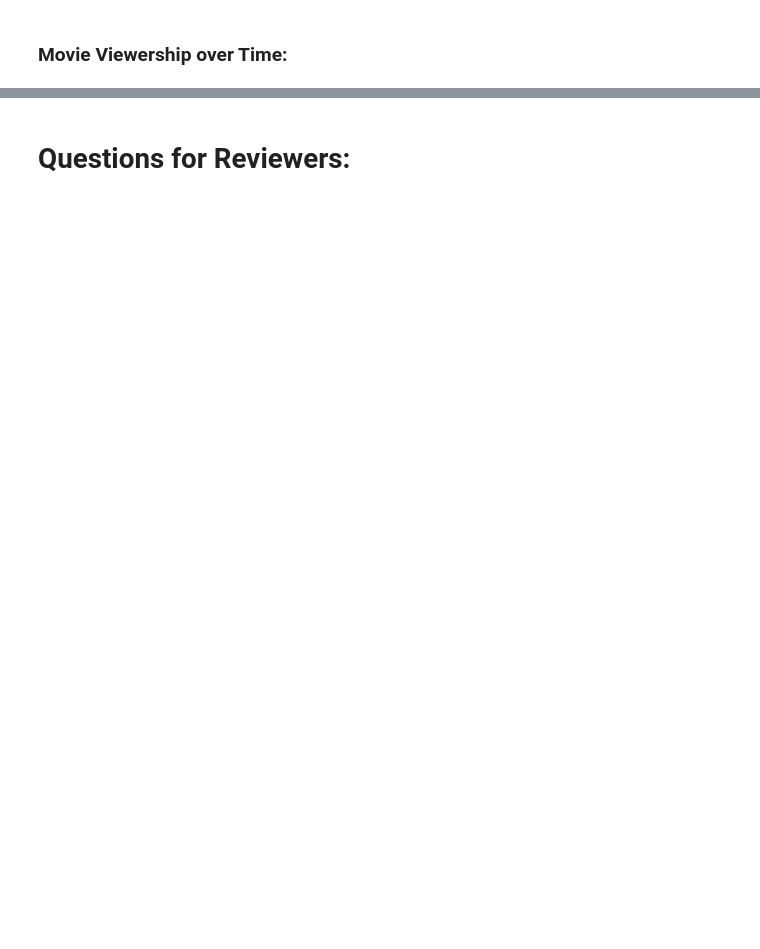
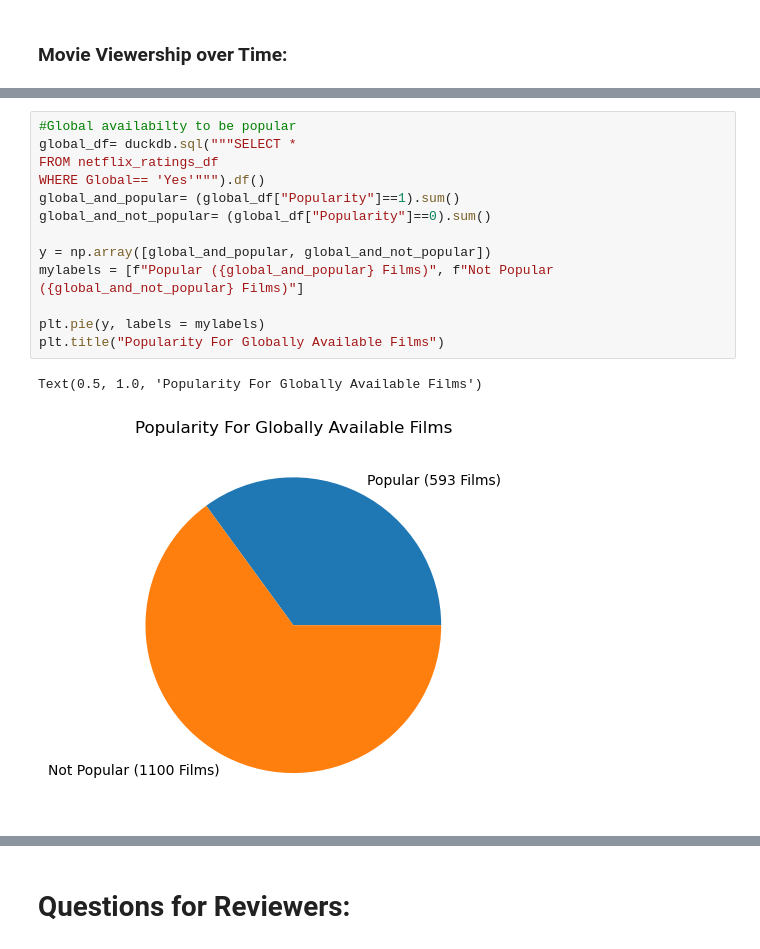
Before and after one commit to xuanlianliu/Data_Science_Project, a Jupyter notebook: NetflixShows.ipynb, the cells around one changed output, grey strips where cells are left out. Cells and saved outputs as stored; diff of their text form; blank space fills up the shorter version.

```diff
--- a/NetflixShows.ipynb
+++ b/NetflixShows.ipynb
@@ -397,0 +404,16 @@ plt.show()
+# %%
+#Global availabilty to be popular
+global_df= duckdb.sql("""SELECT *
+FROM netflix_ratings_df
+WHERE Global== 'Yes'""").df()
+global_and_popular= (global_df["Popularity"]==1).sum()
+global_and_not_popular= (global_df["Popularity"]==0).sum()
+
+y = np.array([global_and_popular, global_and_not_popular])
+mylabels = [f"Popular ({global_and_popular} Films)", f"Not Popular ({global_and_not_popular} Films)"]
+
+plt.pie(y, labels = mylabels)
+plt.title("Popularity For Globally Available Films")
+# %% [output]
+Text(0.5, 1.0, 'Popularity For Globally Available Films')
+[figure, added]
```
Also changed, not shown: parts of 22 cells of this notebook, 3 other files.
